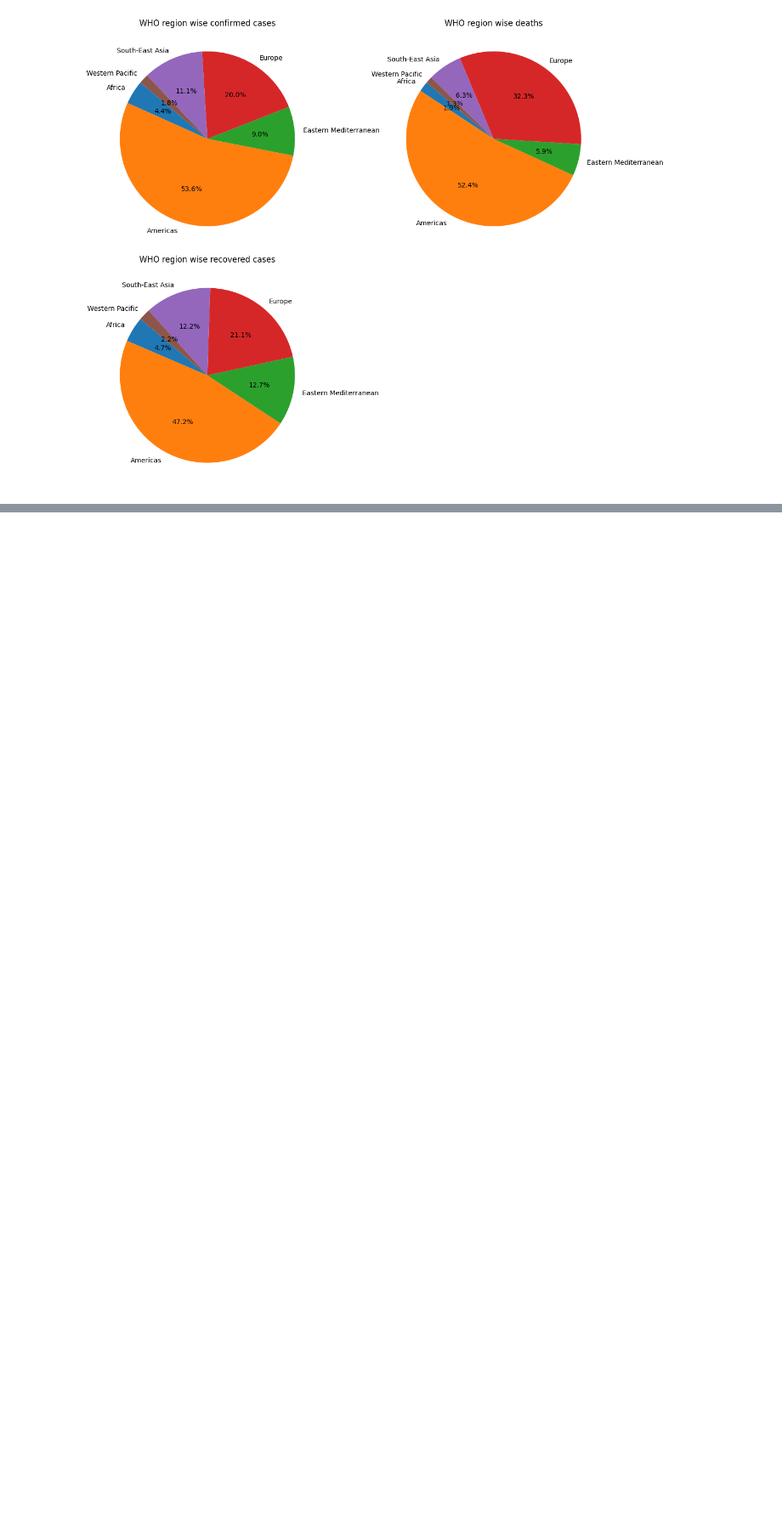
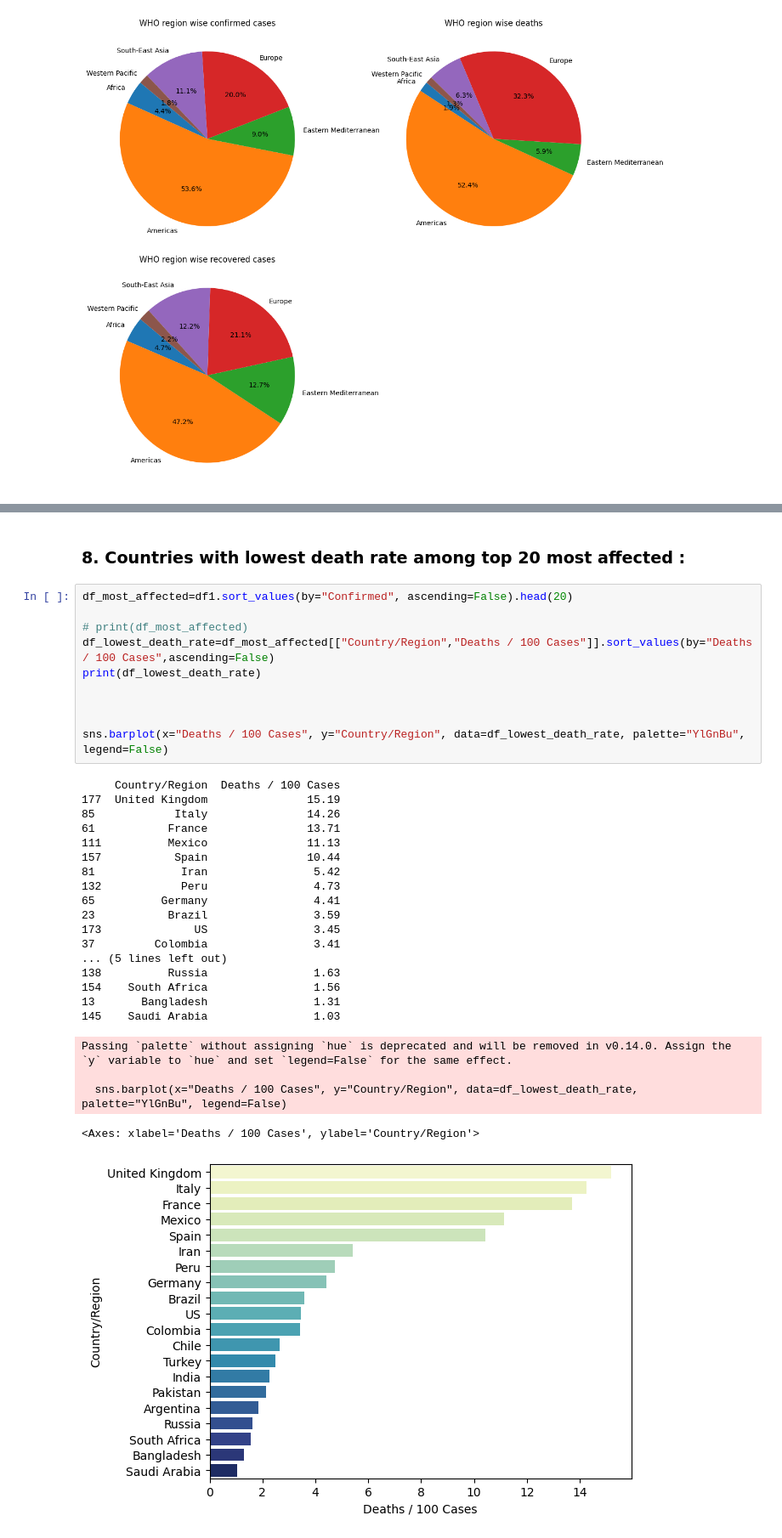
Before and after one commit to joshikunal927/Liabraries, a Jupyter notebook: my project/covid 19/project.ipynb, the cells around one changed output, grey strips where cells are left out. Shown at 85% size. Saved outputs shown, nothing was run; the diff lists cells and outputs as text; blank space fills up the shorter version.

```diff
--- a/my project/covid 19/project.ipynb
+++ b/my project/covid 19/project.ipynb
@@ -285,0 +321,35 @@ Western Pacific           292428    8249     206770    77409       3289
+# %% [markdown]
+### 8. Countries with lowest death rate among top 20 most affected :
+# %%
+df_most_affected=df1.sort_values(by="Confirmed", ascending=False).head(20)
+
+# print(df_most_affected)
+df_lowest_death_rate=df_most_affected[["Country/Region","Deaths / 100 Cases"]].sort_values(by="Deaths / 100 Cases",ascending=False)
+print(df_lowest_death_rate)
+
+
+
+sns.barplot(x="Deaths / 100 Cases", y="Country/Region", data=df_lowest_death_rate, palette="YlGnBu", legend=False)
+# %% [output]
+     Country/Region  Deaths / 100 Cases
+177  United Kingdom               15.19
+85            Italy               14.26
+61           France               13.71
+111          Mexico               11.13
+157           Spain               10.44
+81             Iran                5.42
+132            Peru                4.73
+65          Germany                4.41
+23           Brazil                3.59
+173              US                3.45
+37         Colombia                3.41
+... (5 lines left out)
+138          Russia                1.63
+154    South Africa                1.56
+13       Bangladesh                1.31
+145    Saudi Arabia                1.03
+Passing `palette` without assigning `hue` is deprecated and will be removed in v0.14.0. Assign the `y` variable to `hue` and set `legend=False` for the same effect.
+
+  sns.barplot(x="Deaths / 100 Cases", y="Country/Region", data=df_lowest_death_rate, palette="YlGnBu", legend=False)
+<Axes: xlabel='Deaths / 100 Cases', ylabel='Country/Region'>
+[figure, added]
```
Also changed, not shown: parts of 17 cells of this notebook.
